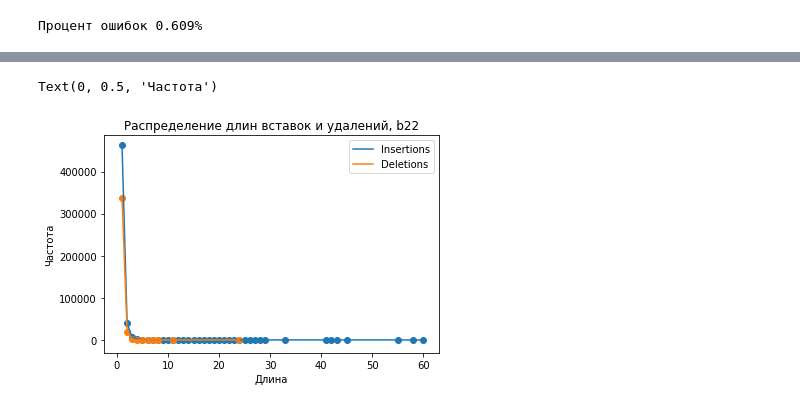
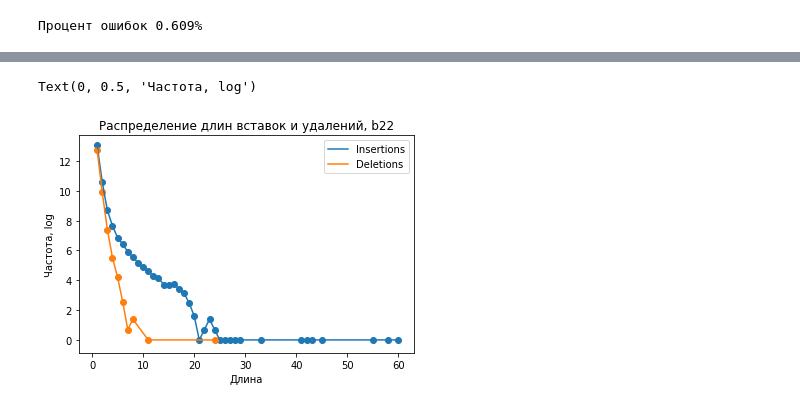
Before and after one commit to alexmorphine/NGS_course, a Jupyter notebook: homework_2/homework_2.ipynb, the cells around one changed output, grey strips where cells are left out. Cells and saved outputs as stored; diff of their text form; code cells hidden in the pictures.

```diff
--- a/homework_2/homework_2.ipynb
+++ b/homework_2/homework_2.ipynb
@@ -652,16 +760,16 @@ print(f'Процент ошибок {pr_errors * 100 :.3f}%')
 # %%
 insertions = pd.DataFrame(insertions, columns=['x', 'y'])
 deletions = pd.DataFrame(deletions, columns=['x', 'y'])
-plt.scatter(insertions.x, insertions.y)
-plt.plot(insertions.x, insertions.y, label='Insertions')
+plt.scatter(insertions.x, np.log(insertions.y))
+plt.plot(insertions.x, np.log(insertions.y), label='Insertions')
 
-plt.scatter(deletions.x, deletions.y)
-plt.plot(deletions.x, deletions.y, label='Deletions')
+plt.scatter(deletions.x, np.log(deletions.y))
+plt.plot(deletions.x, np.log(deletions.y), label='Deletions')
 
 plt.legend()
 plt.title('Распределение длин вставок и удалений, b22')
 plt.xlabel('Длина')
-plt.ylabel('Частота')
+plt.ylabel('Частота, log')
 # %% [output]
-Text(0, 0.5, 'Частота')
+Text(0, 0.5, 'Частота, log')
-[figure, old version]
+[figure, new version]
```
Also changed, not shown: parts of 19 cells of this notebook, 1 other file.
